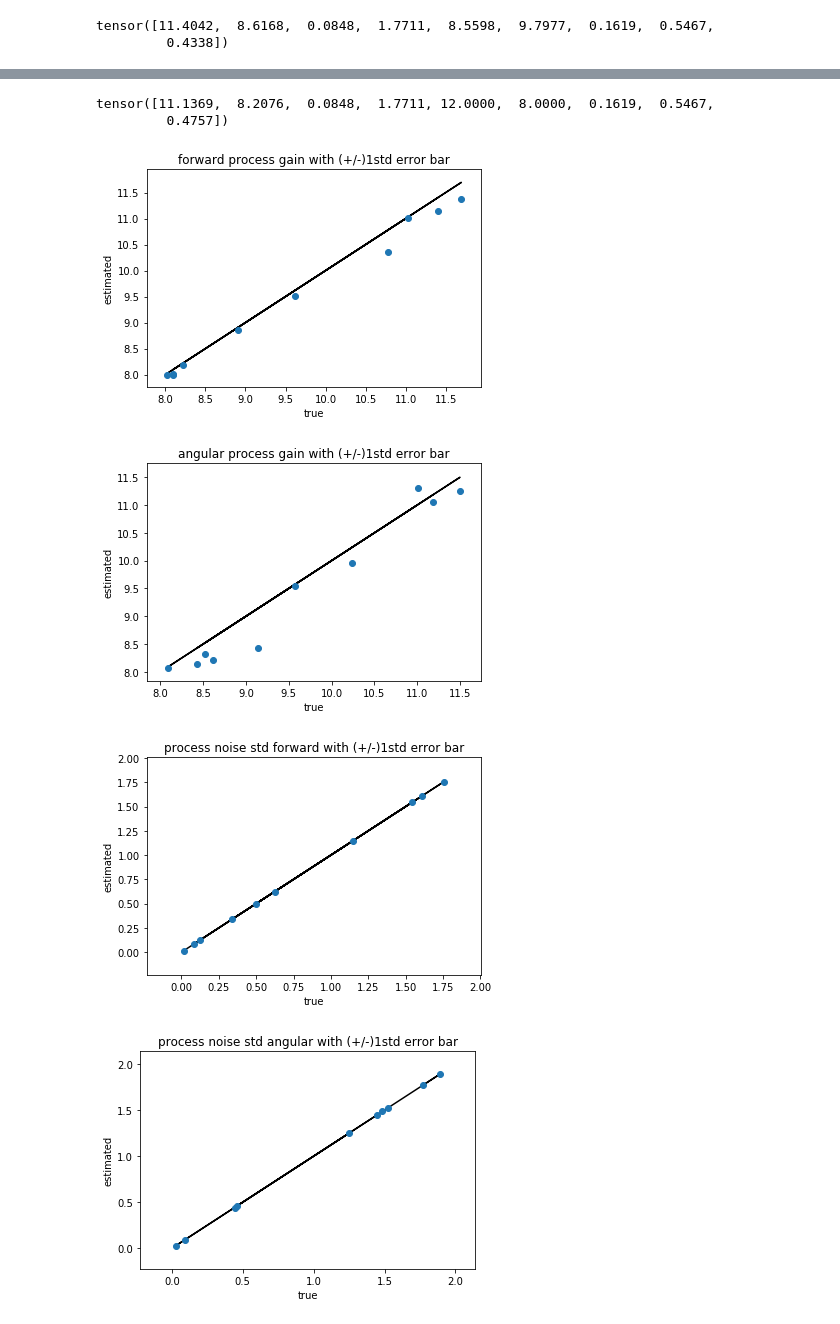
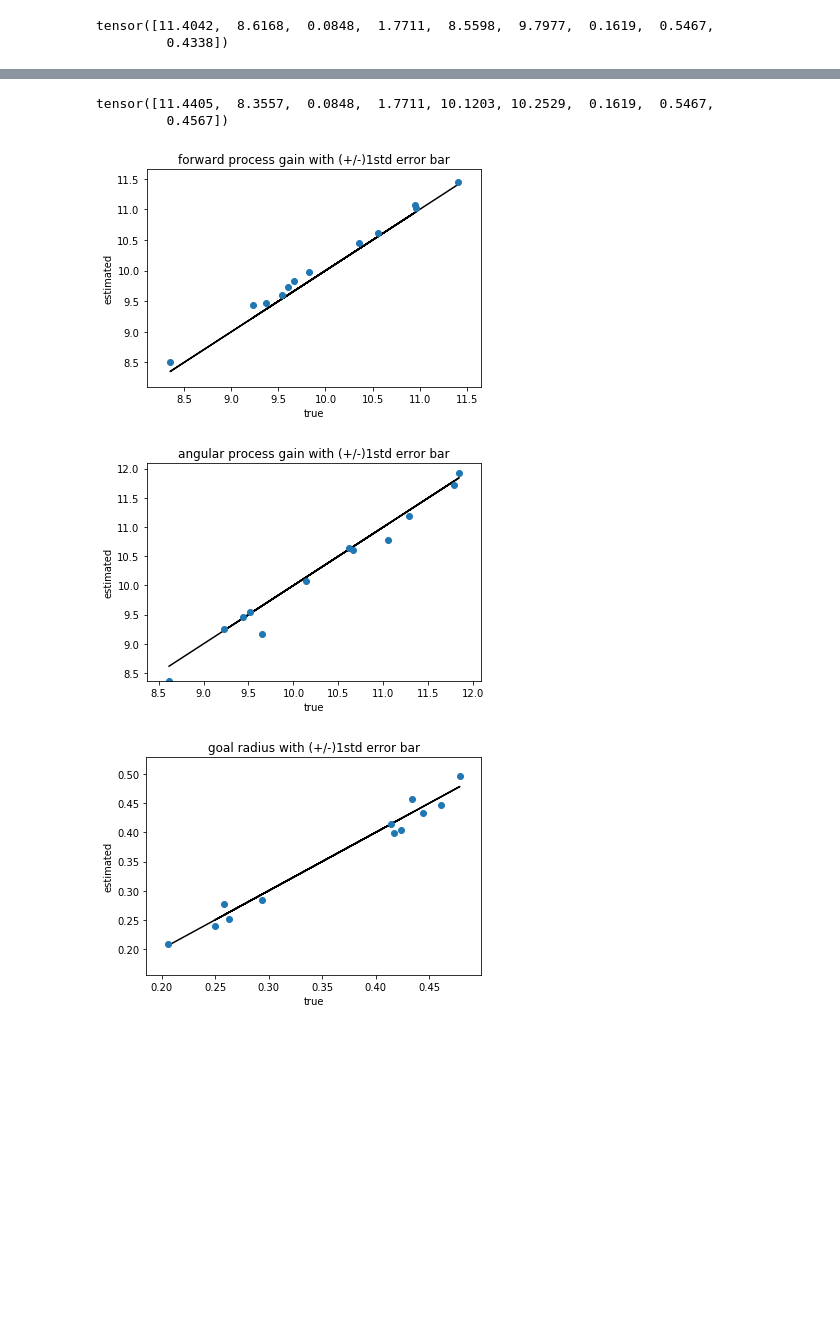
Before and after one commit to minhae0516/firefly-inverse, a Jupyter notebook: inverse_plotter.ipynb, the cells around one changed output, grey strips where cells are left out. Saved outputs shown, nothing was run; the diff lists cells and outputs as text; code cells hidden in the pictures; blank space fills up the shorter version.

```diff
--- a/inverse_plotter.ipynb
+++ b/inverse_plotter.ipynb
@@ -31,14 +31,19 @@ import matplotlib.pyplot as plt
 #result_log_set = torch.load('../firefly-inverse-data/data/20191231-172726-01081157EP2000.1_single2_result.pkl')
 
 ############
-# ewha mac - part_theta - amazone server
+# ewha mac - part_theta - amazon server
 #result_log_set = torch.load('../firefly-inverse-data/data/20191231-185016-01061745EP5000.1_multiple_result.pkl')
 
 # my mac -full theta - fail to get noise variance
 #result_log_set = torch.load('../firefly-inverse-data/data/20191231-172726-01081157EP5000.1_multiple_full_theta_result_12.pkl')
+
+# ewha windows -part_theta -amazon server
+result_log_set = torch.load('../firefly-inverse-data/data/20191231-173348-01081806-goodEP5000.1_multiple_result.pkl')
 ############
+###### only one point########
+# my mac - full theta - 60 iteration big learning rate
+#result_log_set = torch.load('../firefly-inverse-data/data/20191231-172726-01081157EP5000.1sample50IT60_LR_parttheta_result.pkl')
 
-# only one point
 #result_log_set = torch.load('../firefly-inverse-data/data/20191231-172726-01081157EP5000.1_no_parl_part_theta_result.pkl')
 # %% [markdown]
 result = {'true_theta': true_theta,
@@ -187,8 +208,8 @@ for ttt in range(len(result_log_set)):
 # %%
 final_theta[:][:][0]
 # %% [output]
-tensor([11.1369,  8.2076,  0.0848,  1.7711, 12.0000,  8.0000,  0.1619,  0.5467,
-         0.4757])
+tensor([11.4405,  8.3557,  0.0848,  1.7711, 10.1203, 10.2529,  0.1619,  0.5467,
+         0.4567])
 # %%
 final_theta = torch.zeros(len(result_log_set), 9)
 true_theta= torch.zeros(len(result_log_set), 9)
@@ -201,13 +222,17 @@ for ttt in range(len(result_log_set)):
 # %%
 title_range = ['forward process gain', 'angular process gain', 'process noise std forward',
                           'process noise std angular', 'obs gain forward', 'obs gain angular', 'obs noise std forward',
                           'obs noise std angular', 'goal radius']
-for i in range(9):
+for i in [0,1]: #range(9):
     mplotter(true_theta[:, i],final_theta[:,i], yerr =stderr[:,i] ,title = title_range[i]+' with (+/-)1std error bar')
     plt.xlim(true_theta[:,i].min()-0.25, true_theta[:,i].max()+0.25)
     plt.ylim(true_theta[:,i].min()-0.25, true_theta[:,i].max()+0.25)
+
+for i in [8]: #range(9):
+    mplotter(true_theta[:, i],final_theta[:,i], yerr =stderr[:,i] ,title = title_range[i]+' with (+/-)1std error bar')
+    plt.xlim(true_theta[:,i].min()-0.02, true_theta[:,i].max()+0.02)
+    plt.ylim(true_theta[:,i].min()-0.05, true_theta[:,i].max()+0.05)
 # %% [output]
-[figure, old version]
+[figure, new version]
-[figure, old version]
+[figure, new version]
-[figure, old version]
+[figure, new version]
-[figure, removed]
```
Also changed, not shown: parts of 14 cells of this notebook, 3 other files.
